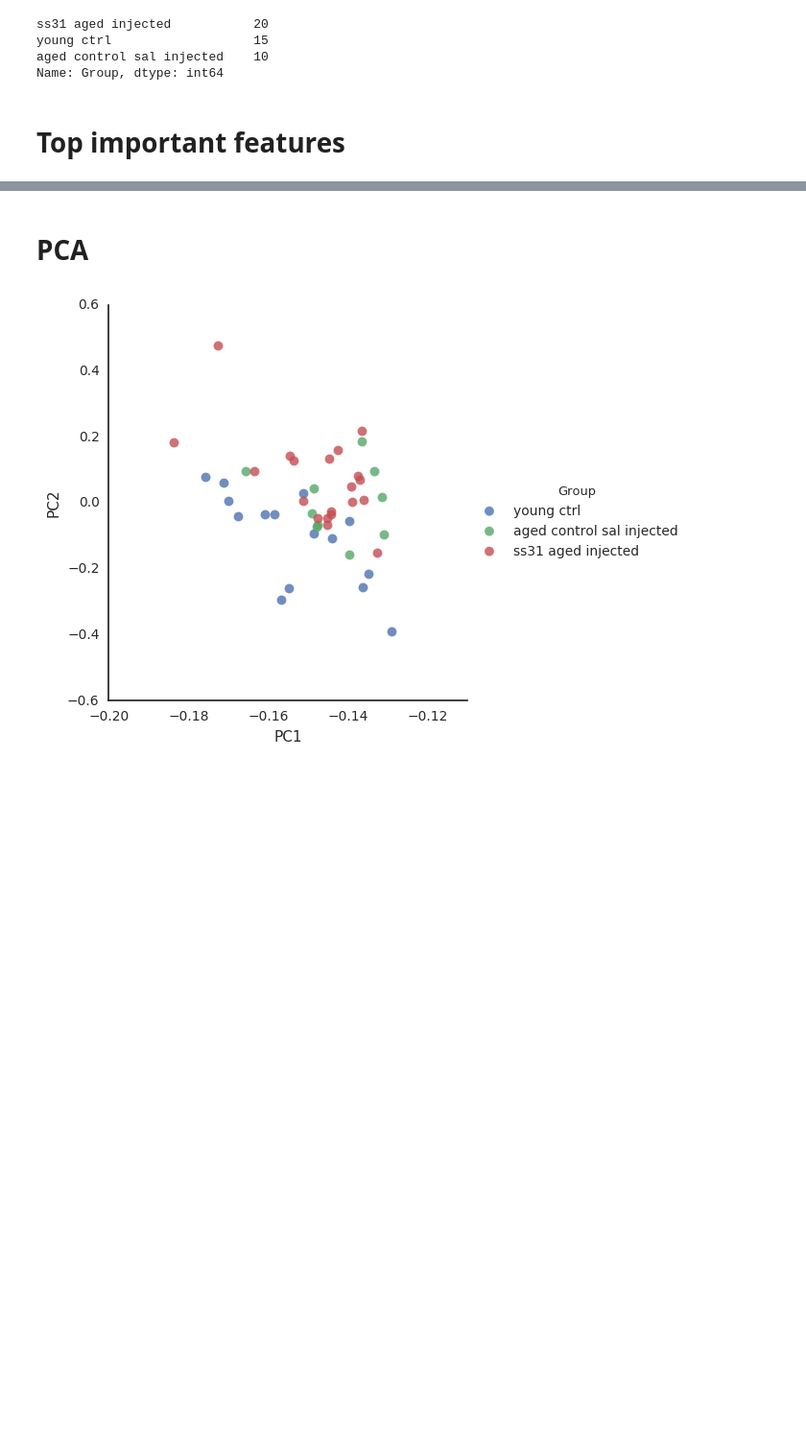
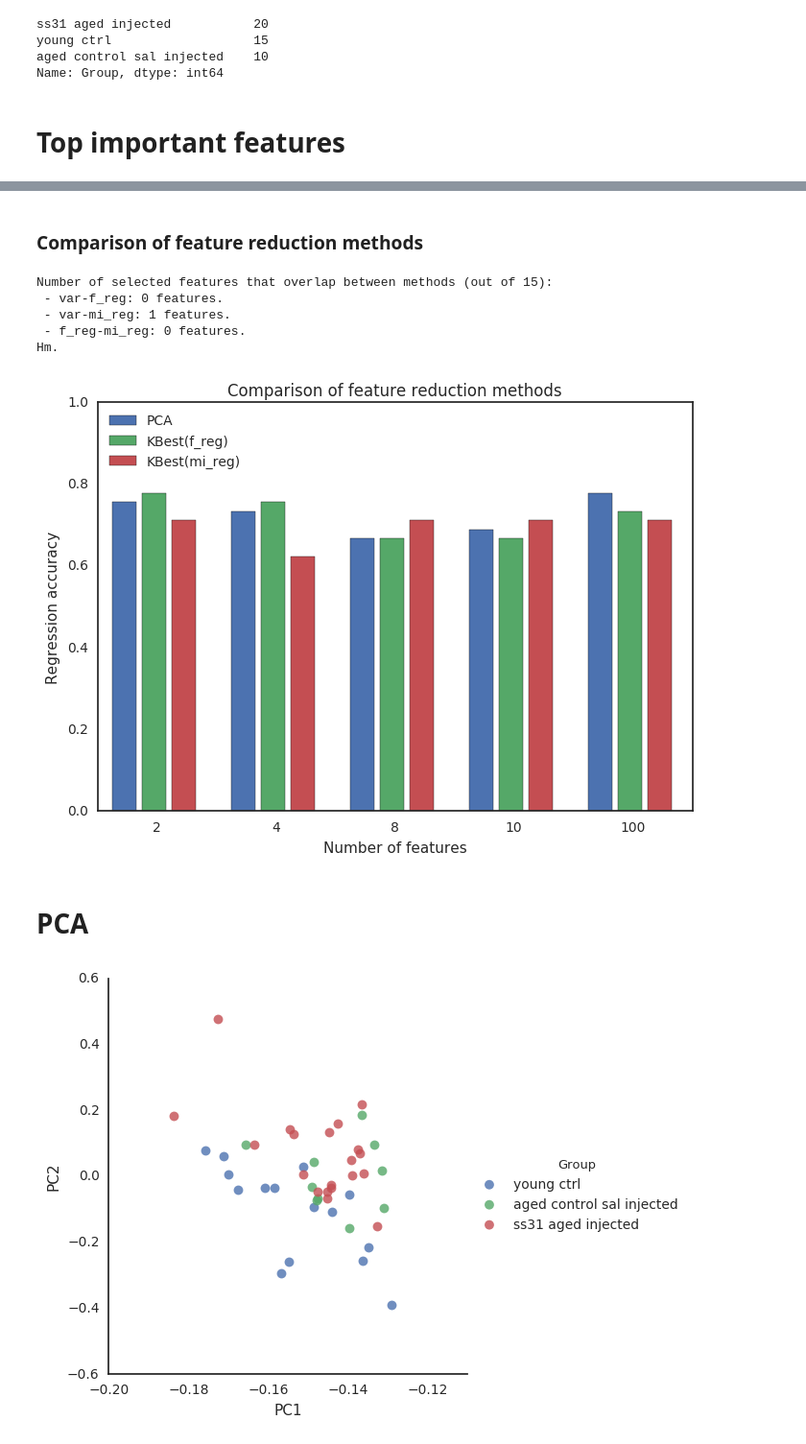
Before and after one commit to aperz/vacou, a Jupyter notebook: vacou.ipynb, the cells around one changed output, grey strips where cells are left out. Shown at 96% size. Cells and saved outputs as stored; diff of their text form; code cells hidden in the pictures; blank space fills up the shorter version.

```diff
--- a/vacou.ipynb
+++ b/vacou.ipynb
@@ -106,3 +163,26 @@ pd.DataFrame(variances.sort_values(ascending=False)[:15], columns = ['variance (
+# %% [markdown]
+### Comparison of feature reduction methods
+# %%
+print("Number of selected features that overlap between methods (out of 15):")
+print(' - var-f_reg:', str(sum([i in selected_a.columns.tolist()
+                              for i in variances.sort_values(ascending=False)[:15].index.tolist()])),
+                             "features.")
+print(' - var-mi_reg:', str(sum([i in selected_m.columns.tolist()
+                              for i in variances.sort_values(ascending=False)[:15].index.tolist()])),
+                             "features.")
+print(' - f_reg-mi_reg:', str(sum([i in selected_a.columns.tolist()
+                              for i in selected_m.columns.tolist()])),
+                             "features. \nHm.")
+# %% [output]
+Number of selected features that overlap between methods (out of 15):
+ - var-f_reg: 0 features.
+ - var-mi_reg: 1 features.
+ - f_reg-mi_reg: 0 features.
+Hm.
+# %%
+compare_dim_red_methods(normalize_pd(d, 0), md['vc'])
+# %% [output]
+[figure, added]
 # %% [markdown]
 # PCA
 # %%
```
Also changed, not shown: parts of 21 cells of this notebook, 1 other file.
